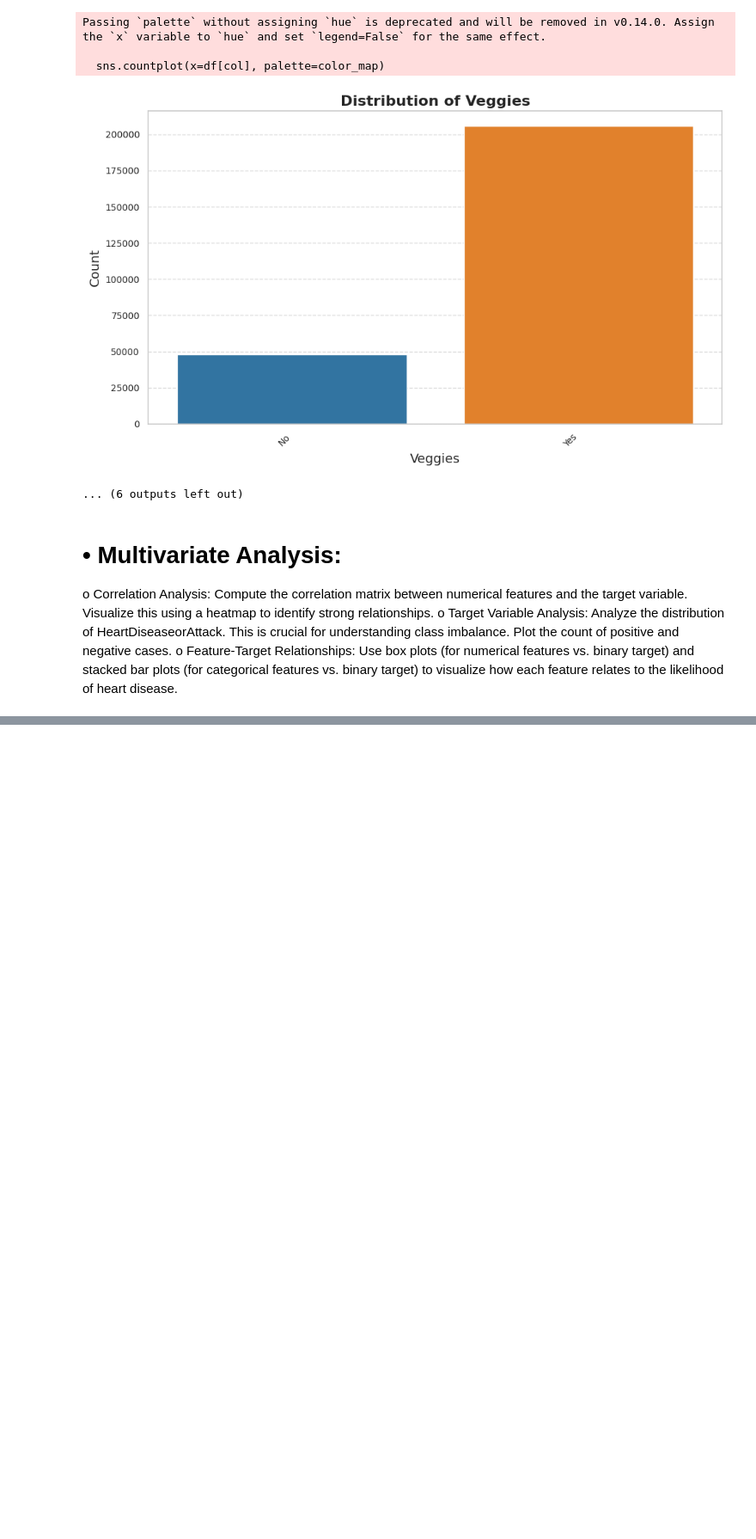
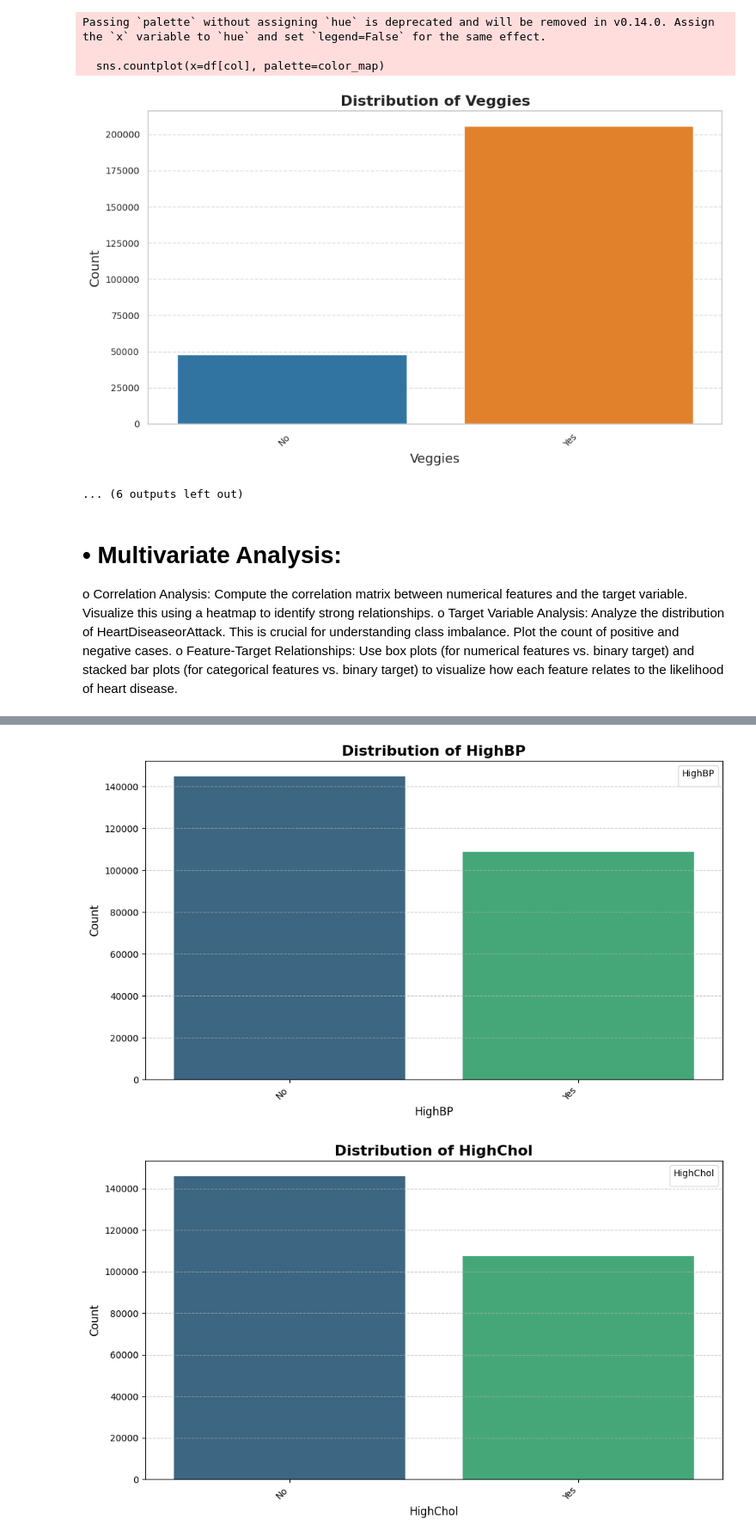
Before and after one commit to Ninja-draw-coder/PythonProjects, a Jupyter notebook: HeartDisease.ipynb, the cells around one changed output, grey strips where cells are left out. Shown at 86% size. Saved outputs shown, nothing was run; the diff lists cells and outputs as text; code cells hidden in the pictures; blank space fills up the shorter version.

```diff
--- a/HeartDisease.ipynb
+++ b/HeartDisease.ipynb
@@ -306,7 +306,7 @@ univariate_palette_colors = sns.color_palette('tab10', n_colors=10) # Get 10 col
 
 # Plotting univariate analysis for each specified categorical feature
 for col in target_cols_for_univariate:
-    plt.figure(figsize=(10, 6))
+    plt.figure(figsize=(6, 4))
 
     # Get unique categories and map them to colors
     # Now .cat.categories should work because we explicitly made it 'category' dtype
@@ -441,0 +362,74 @@ ValueError: Cannot convert float NaN to integer
+# %%
+# --- 1. Categorical Feature vs. Target Variable Relationships (Stacked Bar Charts) ---
+# Import Libraries
+import pandas as pd
+import numpy as np
+import matplotlib.pyplot as plt
+import seaborn as sns
+
+# Load Dataset
+df = pd.read_csv('heartdisease.csv')  # Replace with your dataset path
+
+# Define the specific list of categorical columns for univariate analysis
+target_cols_for_univariate = ['HighBP', 'HighChol', 'Smoker', 'Diabetes', 'Fruits', 'Veggies', 'HvyAlcoholConsump', 'HeartDiseaseorAttack','Sex']
+
+# Define mappings for binary columns to descriptive labels
+binary_value_mappings = {
+    0: 'No',
+    1: 'Yes'
+}
+
+# Convert binary flags to category type and map 0/1 to descriptive labels
+binary_cols_to_map = {
+    'HeartDiseaseorAttack': {0: 'No Heart Disease', 1: 'Heart Disease'},
+    'HighBP': {0: 'No High BP', 1: 'High BP'},
+    'HighChol': {0: 'No High Chol', 1: 'High Chol'},
+    'Smoker': {0: 'Non-Smoker', 1: 'Smoker'},
+    'Diabetes': {0: 'No Diabetes', 1: 'Diabetes'},
+    'Fruits': {0: 'No Fruits', 1: 'Eats Fruits'},
+    'Veggies': {0: 'No Veggies', 1: 'Eats Veggies'},
+    'HvyAlcoholConsump': {0: 'No Heavy Alcohol', 1: 'Heavy Alcohol'},
+    'Sex': {0: 'Female', 1: 'Male'} # Assuming 0 for Female, 1 for Male based on common conventions
+}
+
+# Specific mapping for Sex (if it were in the list)
+sex_mapping = {0: 'Female', 1: 'Male'}
+
+# Process columns to ensure correct categorical type and labels
+for col in target_cols_for_univariate:
+    # Apply descriptive labels based on common binary 0/1 meaning
+    if col == 'HeartDiseaseorAttack':
+        df[col] = df[col].map({0: 'No Heart Disease', 1: 'Heart Disease'})
+    elif col == 'Sex':
+        df[col] = df[col].map({0: 'Female', 1: 'Male'})
+    else: # For other binary columns like HighBP, HighChol, Smoker etc.
+        df[col] = df[col].map(binary_value_mappings)
+
+    # Crucially, ensure the column is set to 'category' dtype
+    df[col] = df[col].astype('category')
+
+#print(df.head)
+#print(df.info())
+# Select all categorical columns excluding the target variable for plotting against the target
+categorical_features_for_plotting = df.select_dtypes(include='category').columns.drop('HeartDiseaseorAttack')
+
+# Define a color palette for stacked bar charts
+palette_choice = 'viridis'
+
+for col in categorical_features_for_plotting:
+    plt.figure(figsize=(10, 6))
+  # Fix: Assign x to hue and set legend=False to apply palette to individual bars and suppress warning
+    sns.countplot(x=df[col], hue=df[col], palette="viridis" , legend=False)
+    plt.title(f'Distribution of {col}', fontsize=16, fontweight='bold')
+    plt.xlabel(col, fontsize=12)
+    plt.ylabel('Count', fontsize=12)
+    plt.xticks(rotation=45, ha='right', fontsize=10)
+    plt.yticks(fontsize=10)
+    plt.grid(axis='y', linestyle='--', alpha=0.7)
+    plt.tight_layout()
+    plt.legend(title=col, loc='upper right', fontsize=10)
+    plt.show()
+    plt.close()
+# %% [output]
+[figure, added]
+[figure, added]
```
Also changed, not shown: parts of 3 cells of this notebook.
